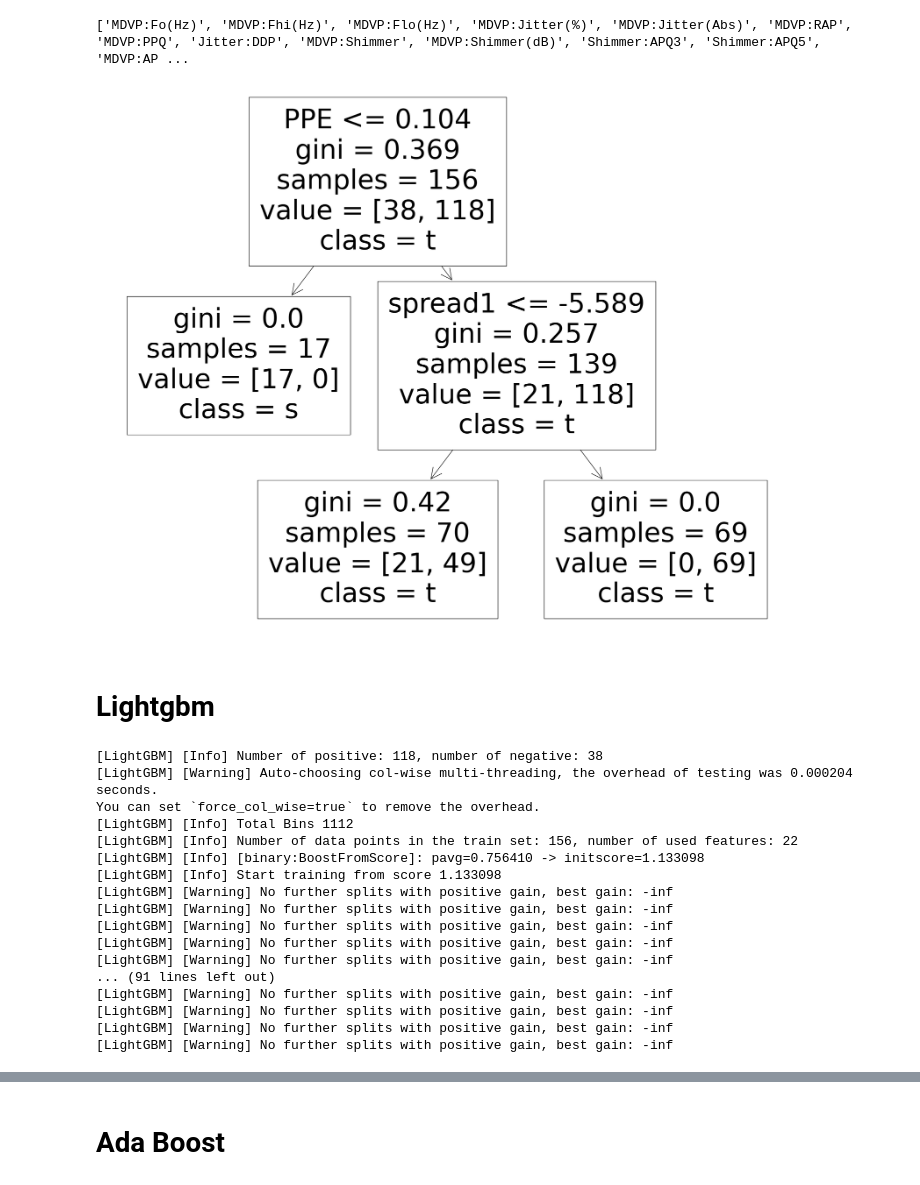
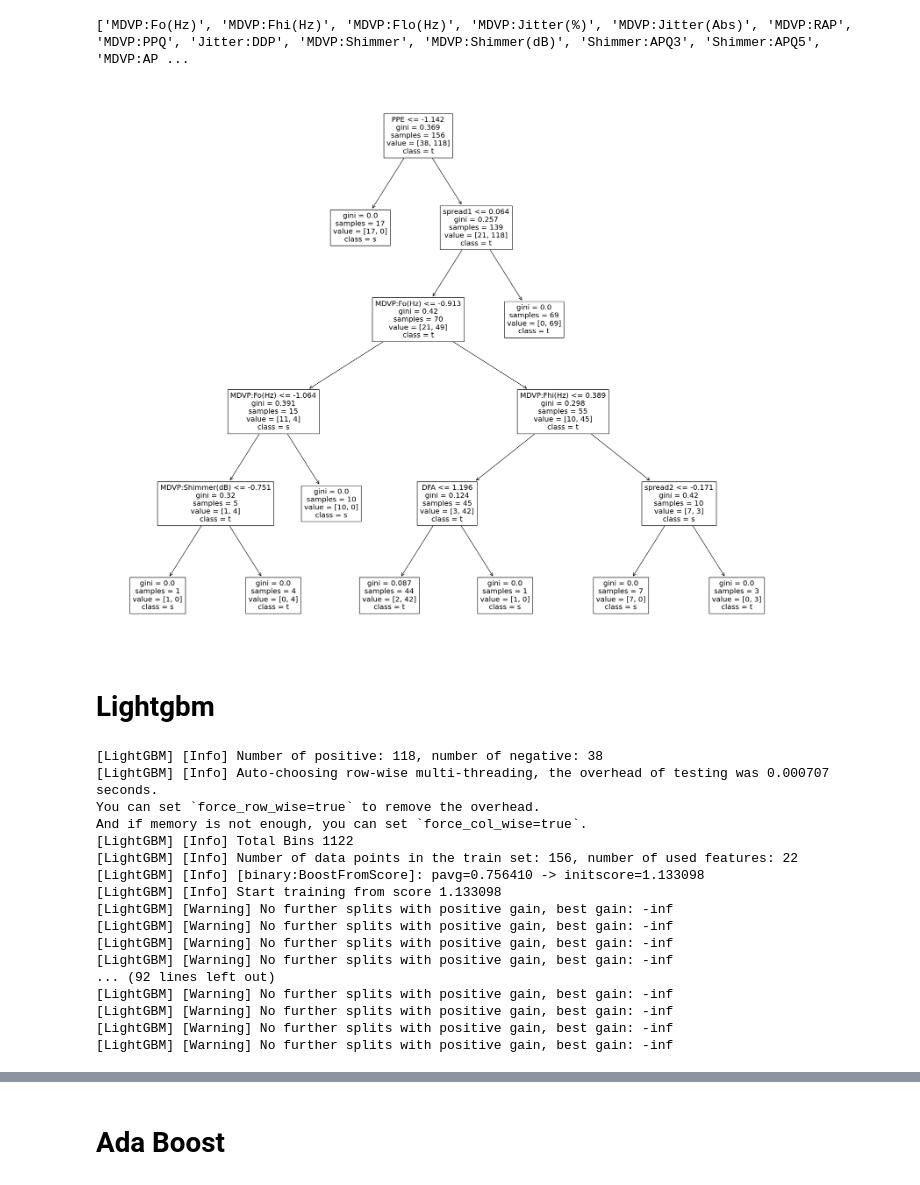
Before and after one commit to praveen1826/PDP, a Jupyter notebook: PDP_ML.ipynb, the cells around one changed output, grey strips where cells are left out. Saved outputs shown, nothing was run; the diff lists cells and outputs as text; code cells hidden in the pictures.

Commit message:
add graphs

```diff
--- a/PDP_ML.ipynb
+++ b/PDP_ML.ipynb
@@ -78,7 +78,7 @@ x.shape[1]
 # splitting dataset
 # %%
 
-x_train , x_test , y_train , y_test = train_test_split(x,y,test_size=0.2,random_state= 1)
+x_train , x_test , y_train , y_test = train_test_split(x,y,test_size=0.2,random_state= 1,stratify=y)
 # x_train , x_test , y_train , y_test = train_test_split(x,y,test_size=0.2,stratify=y,random_state= 1)
 # %%
 print(y_train)
@@ -256,6 +258,9 @@ Decision Tree
 dt_classifier = DecisionTreeClassifier(max_depth = 2 , random_state = 1)
 
 x_train , x_test , y_train , y_test = train_test_split(x,y,test_size=0.2,stratify=y,random_state= 1)
+
+x_train = sc.fit_transform(x_train)
+x_test = sc.fit_transform(x_test)
 
 dt_classifier.fit(x_train, y_train)
 
@@ -304,12 +309,14 @@ print(col)
 ['MDVP:Fo(Hz)', 'MDVP:Fhi(Hz)', 'MDVP:Flo(Hz)', 'MDVP:Jitter(%)', 'MDVP:Jitter(Abs)', 'MDVP:RAP', 'MDVP:PPQ', 'Jitter:DDP', 'MDVP:Shimmer', 'MDVP:Shimmer(dB)', 'Shimmer:APQ3', 'Shimmer:APQ5', 'MDVP:AP ...
 # %%
 fig = plt.figure(figsize=(25,20))
-dt_classifier = DecisionTreeClassifier(max_depth = 2 , random_state = 1)
+dt_classifier = DecisionTreeClassifier(max_depth = 5 , random_state = 1)
 x_train , x_test , y_train , y_test = train_test_split(x,y,test_size=0.2,stratify=y,random_state= 1)
+x_train = sc.fit_transform(x_train)
+x_test = sc.fit_transform(x_test)
 dt_classifier.fit(x_train, y_train)
 tree = tree.plot_tree(dt_classifier ,feature_names = col, class_names = 'status')
 # %% [output]
-[figure, old version]
+[figure, new version]
 # %% [markdown]
 # Lightgbm
 # %%
@@ -325,9 +332,10 @@ with open(lgbm_model_filename,"wb") as file:
   pickle.dump(lgbm_classifier,file)
 # %% [output]
 [LightGBM] [Info] Number of positive: 118, number of negative: 38
-[LightGBM] [Warning] Auto-choosing col-wise multi-threading, the overhead of testing was 0.000204 seconds.
-You can set `force_col_wise=true` to remove the overhead.
-[LightGBM] [Info] Total Bins 1112
+[LightGBM] [Info] Auto-choosing row-wise multi-threading, the overhead of testing was 0.000707 seconds.
+You can set `force_row_wise=true` to remove the overhead.
+And if memory is not enough, you can set `force_col_wise=true`.
+[LightGBM] [Info] Total Bins 1122
 [LightGBM] [Info] Number of data points in the train set: 156, number of used features: 22
 [LightGBM] [Info] [binary:BoostFromScore]: pavg=0.756410 -> initscore=1.133098
 [LightGBM] [Info] Start training from score 1.133098
@@ -335,8 +343,7 @@ You can set `force_col_wise=true` to remove the overhead.
 [LightGBM] [Warning] No further splits with positive gain, best gain: -inf
 [LightGBM] [Warning] No further splits with positive gain, best gain: -inf
 [LightGBM] [Warning] No further splits with positive gain, best gain: -inf
-[LightGBM] [Warning] No further splits with positive gain, best gain: -inf
-... (91 lines left out)
+... (92 lines left out)
 [LightGBM] [Warning] No further splits with positive gain, best gain: -inf
 [LightGBM] [Warning] No further splits with positive gain, best gain: -inf
 [LightGBM] [Warning] No further splits with positive gain, best gain: -inf
```
Also changed, not shown: parts of 29 cells of this notebook.
